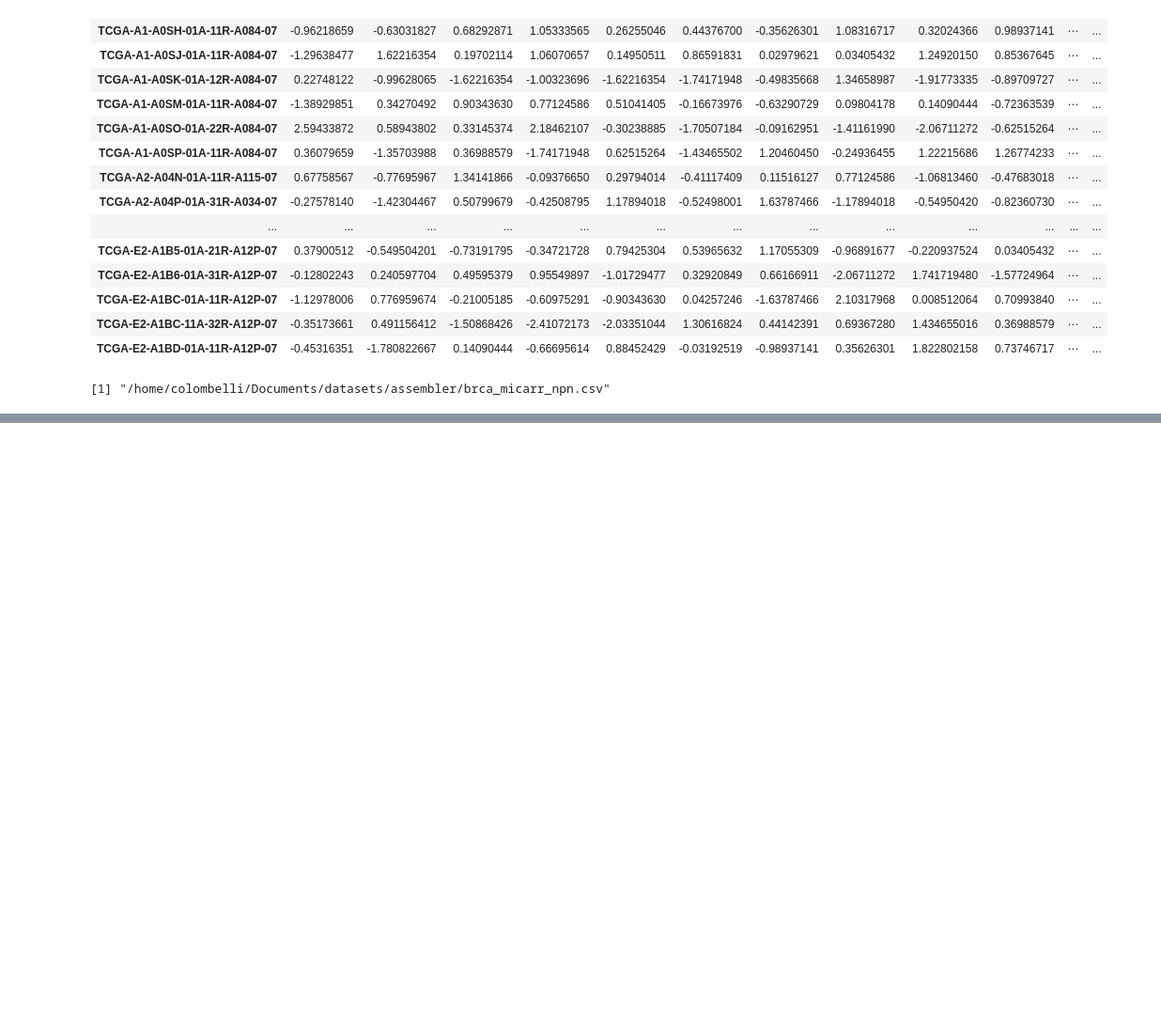
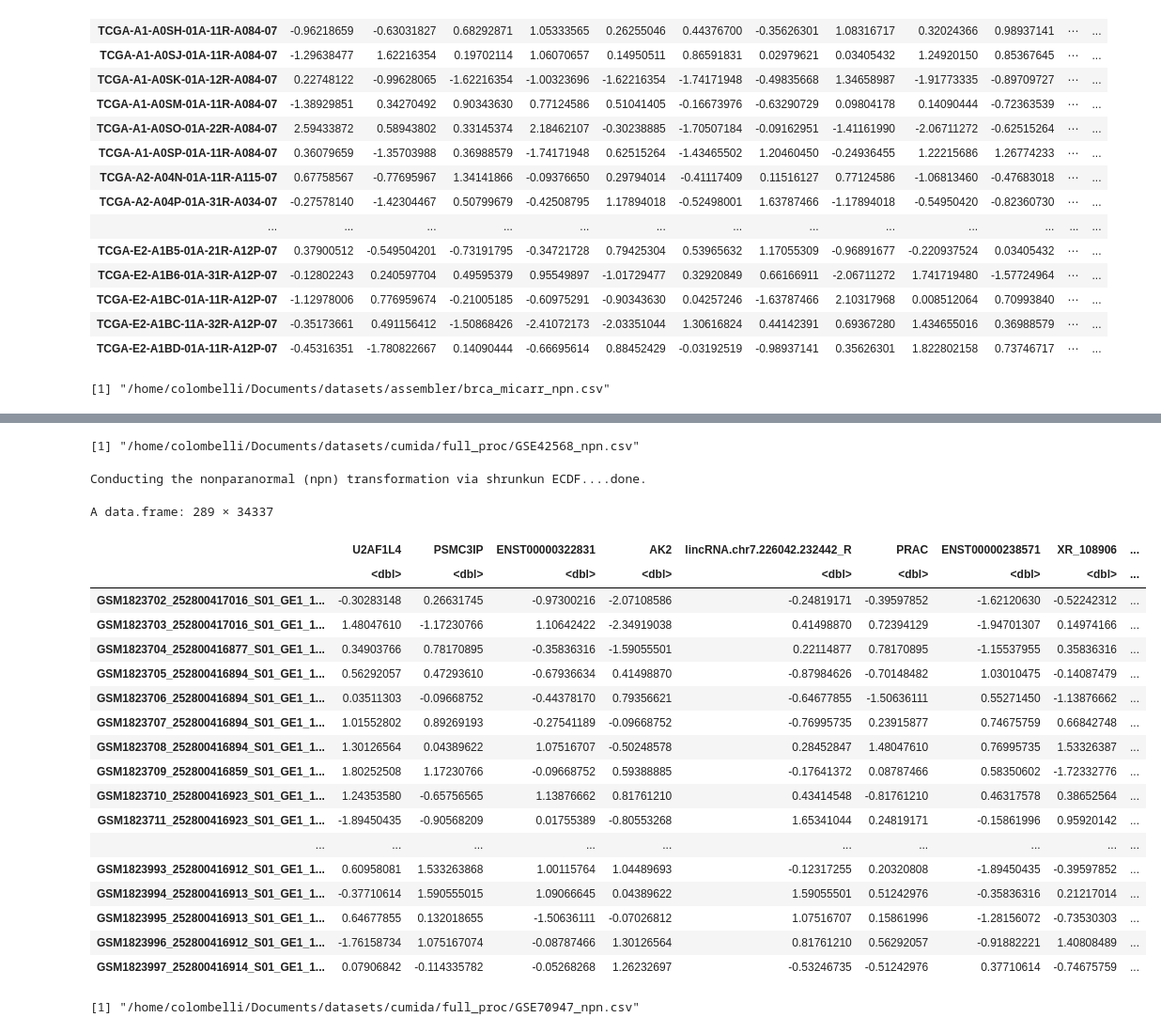
Before and after one commit to colombelli/bioinformatics-ml, a Jupyter notebook: Data Processing/npn processing.ipynb, the cells around one changed output, grey strips where cells are left out. Shown at 94% size. Saved outputs shown, nothing was run; the diff lists cells and outputs as text; code cells hidden in the pictures; blank space fills up the shorter version.

```diff
--- a/Data Processing/npn processing.ipynb
+++ b/Data Processing/npn processing.ipynb
@@ -169,0 +256,12 @@ write.csv(npn.df, file = savedir, row.names = TRUE)
+# %%
+gse <- "GSE42568.csv"
+df <- read.csv(paste(basedir, gse, sep=""), header=T, row.names=1, sep=",")
+
+cls.cols <- df$class
+df$class <- NULL
+
+npn.df <- huge.npn(df, npn.func = "shrinkage", npn.thresh = NULL, verbose = TRUE)
+npn.df <- as.data.frame(npn.df)
+npn.df$class <- cls.cols
+
+npn.df
@@ -169,0 +289,6 @@ write.csv(npn.df, file = savedir, row.names = TRUE)
+# %%
+save.file <- "GSE42568_npn.csv"
+savedir <- paste(basedir, save.file, sep="")
+savedir
+# %% [output]
+[1] "/home/colombelli/Documents/datasets/cumida/full_proc/GSE42568_npn.csv"
@@ -169,0 +297,39 @@ write.csv(npn.df, file = savedir, row.names = TRUE)
+# %%
+gse <- "GSE70947.csv"
+df <- read.csv(paste(basedir, gse, sep=""), header=T, row.names=1, sep=",")
+
+cls.cols <- df$class
+df$class <- NULL
+
+npn.df <- huge.npn(df, npn.func = "shrinkage", npn.thresh = NULL, verbose = TRUE)
+npn.df <- as.data.frame(npn.df)
+npn.df$class <- cls.cols
+
+npn.df
+# %% [output]
+Conducting the nonparanormal (npn) transformation via shrunkun ECDF....done.
+A data.frame: 289 × 34337
+|  | U2AF1L4 | PSMC3IP | ENST00000322831 | AK2 | lincRNA.chr7.226042.232442_R | PRAC | ENST00000238571 | XR_108906 | ... |
+|  | <dbl> | <dbl> | <dbl> | <dbl> | <dbl> | <dbl> | <dbl> | <dbl> | ... |
+| GSM1823702_252800417016_S01_GE1_1... | -0.30283148 | 0.26631745 | -0.97300216 | -2.07108586 | -0.24819171 | -0.39597852 | -1.62120630 | -0.52242312 | ... |
+| GSM1823703_252800417016_S01_GE1_1... | 1.48047610 | -1.17230766 | 1.10642422 | -2.34919038 | 0.41498870 | 0.72394129 | -1.94701307 | 0.14974166 | ... |
+| GSM1823704_252800416877_S01_GE1_1... | 0.34903766 | 0.78170895 | -0.35836316 | -1.59055501 | 0.22114877 | 0.78170895 | -1.15537955 | 0.35836316 | ... |
+| GSM1823705_252800416894_S01_GE1_1... | 0.56292057 | 0.47293610 | -0.67936634 | 0.41498870 | -0.87984626 | -0.70148482 | 1.03010475 | -0.14087479 | ... |
+| GSM1823706_252800416894_S01_GE1_1... | 0.03511303 | -0.09668752 | -0.44378170 | 0.79356621 | -0.64677855 | -1.50636111 | 0.55271450 | -1.13876662 | ... |
+| GSM1823707_252800416894_S01_GE1_1... | 1.01552802 | 0.89269193 | -0.27541189 | -0.09668752 | -0.76995735 | 0.23915877 | 0.74675759 | 0.66842748 | ... |
+| GSM1823708_252800416894_S01_GE1_1... | 1.30126564 | 0.04389622 | 1.07516707 | -0.50248578 | 0.28452847 | 1.48047610 | 0.76995735 | 1.53326387 | ... |
+| GSM1823709_252800416859_S01_GE1_1... | 1.80252508 | 1.17230766 | -0.09668752 | 0.59388885 | -0.17641372 | 0.08787466 | 0.58350602 | -1.72332776 | ... |
+| GSM1823710_252800416923_S01_GE1_1... | 1.24353580 | -0.65756565 | 1.13876662 | 0.81761210 | 0.43414548 | -0.81761210 | 0.46317578 | 0.38652564 | ... |
+| GSM1823711_252800416923_S01_GE1_1... | -1.89450435 | -0.90568209 | 0.01755389 | -0.80553268 | 1.65341044 | 0.24819171 | -0.15861996 | 0.95920142 | ... |
+| ... | ... | ... | ... | ... | ... | ... | ... | ... | ... |
+| GSM1823993_252800416912_S01_GE1_1... | 0.60958081 | 1.533263868 | 1.00115764 | 1.04489693 | -0.12317255 | 0.20320808 | -1.89450435 | -0.39597852 | ... |
+| GSM1823994_252800416913_S01_GE1_1... | -0.37710614 | 1.590555015 | 1.09066645 | 0.04389622 | 1.59055501 | 0.51242976 | -0.35836316 | 0.21217014 | ... |
+| GSM1823995_252800416913_S01_GE1_1... | 0.64677855 | 0.132018655 | -1.50636111 | -0.07026812 | 1.07516707 | 0.15861996 | -1.28156072 | -0.73530303 | ... |
+| GSM1823996_252800416912_S01_GE1_1... | -1.76158734 | 1.075167074 | -0.08787466 | 1.30126564 | 0.81761210 | 0.56292057 | -0.91882221 | 1.40808489 | ... |
+| GSM1823997_252800416914_S01_GE1_1... | 0.07906842 | -0.114335782 | -0.05268268 | 1.26232697 | -0.53246735 | -0.51242976 | 0.37710614 | -0.74675759 | ... |
+# %%
+save.file <- "GSE70947_npn.csv"
+savedir <- paste(basedir, save.file, sep="")
+savedir
+# %% [output]
+[1] "/home/colombelli/Documents/datasets/cumida/full_proc/GSE70947_npn.csv"
```
Also changed, not shown: parts of 12 cells of this notebook.
